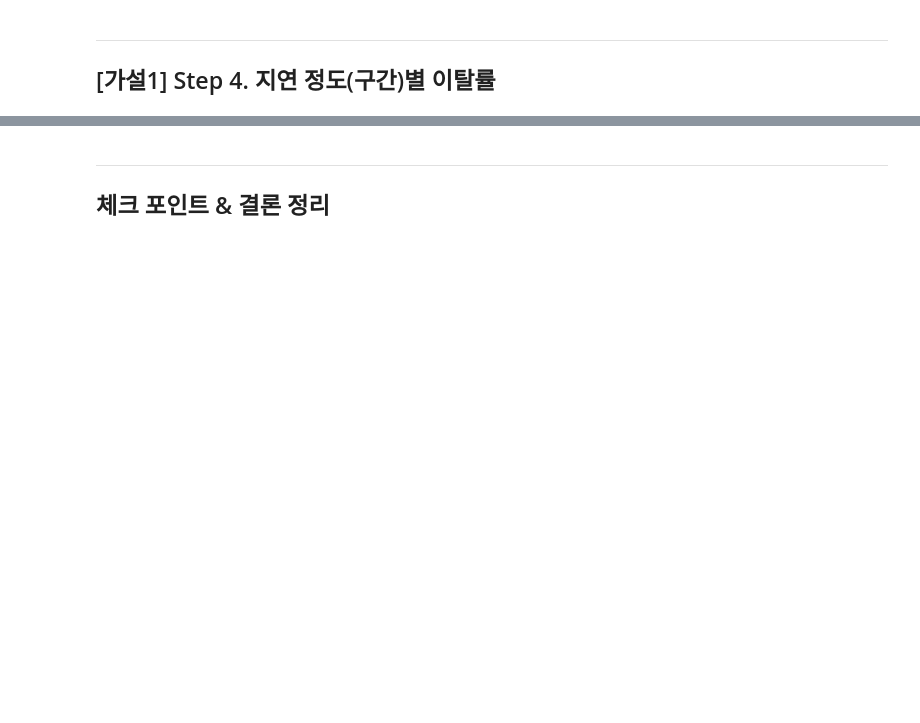
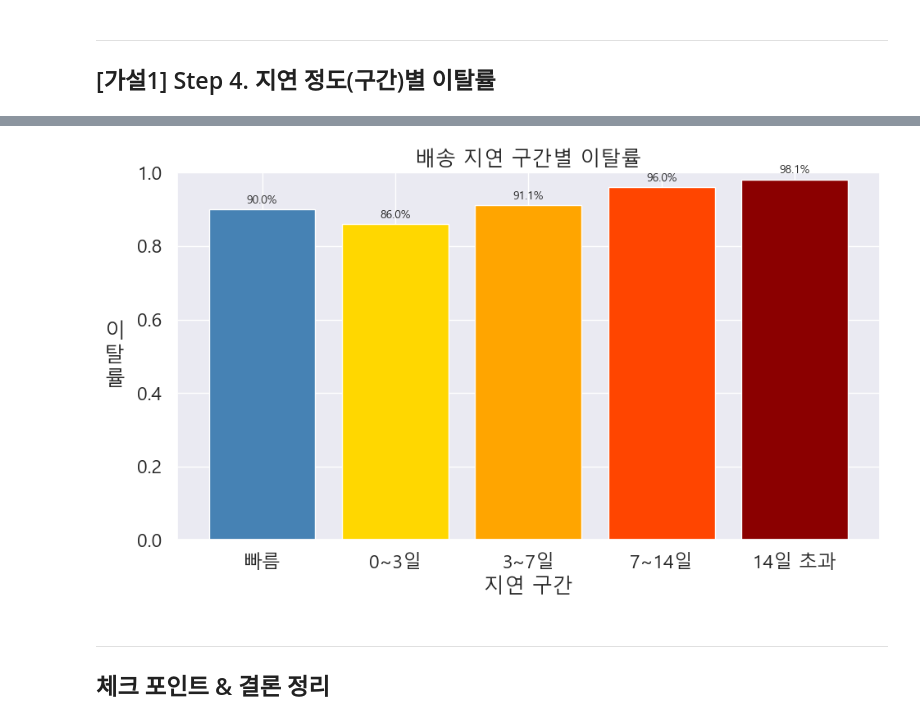
Before and after one commit to Jeongmxxjxx/olist-churn-project, a Jupyter notebook: notebooks/01_eda_hypothesis1.ipynb, the cells around one changed output, grey strips where cells are left out. Saved outputs shown, nothing was run; the diff lists cells and outputs as text; code cells hidden in the pictures; blank space fills up the shorter version.

```diff
--- a/notebooks/01_eda_hypothesis1.ipynb
+++ b/notebooks/01_eda_hypothesis1.ipynb
@@ -265,24 +349,26 @@ for grp in labels:
 # %%
 # 구간별 이탈률 시각화
 fig, ax = plt.subplots(figsize=(10, 6))
 bars = ax.bar(
     churn_by_group.index.astype(str),
     churn_by_group.values,
     color=['steelblue', 'gold', 'orange', 'orangered', 'darkred'],
     edgecolor='white'
 )
 ax.set_title('배송 지연 구간별 이탈률')
-ax.set_ylabel('이탈률')
+ax.set_ylabel('이\n탈\n률', rotation=0, labelpad=20, verticalalignment='center')
 ax.set_xlabel('지연 구간')
 ax.set_ylim(0, 1)
 
 for bar, val in zip(bars, churn_by_group.values):
     ax.text(bar.get_x() + bar.get_width() / 2, bar.get_height() + 0.01,
             f'{val:.1%}', ha='center', va='bottom', fontsize=10)
 
 plt.tight_layout()
 plt.savefig('../outputs/eda_h1_churn_by_delay_group.png', dpi=150)
 plt.show()
+# %% [output]
+[figure, added]
 # %% [markdown]
 ---
 ## 체크 포인트 & 결론 정리
```
Also changed, not shown: parts of 11 cells of this notebook.
